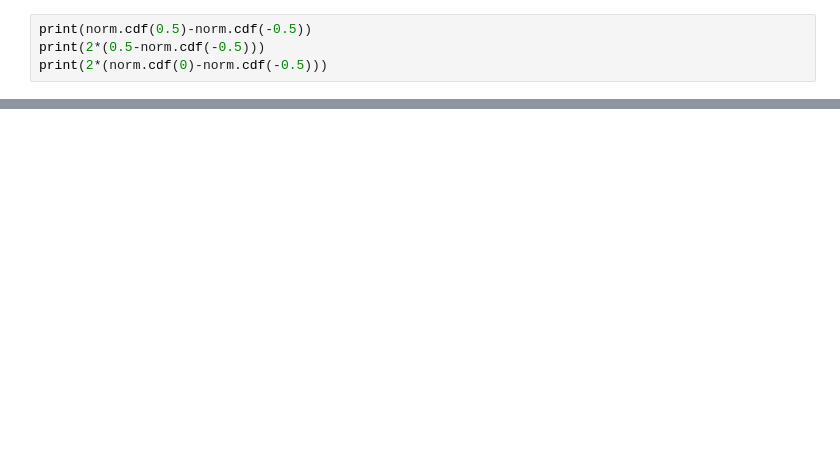
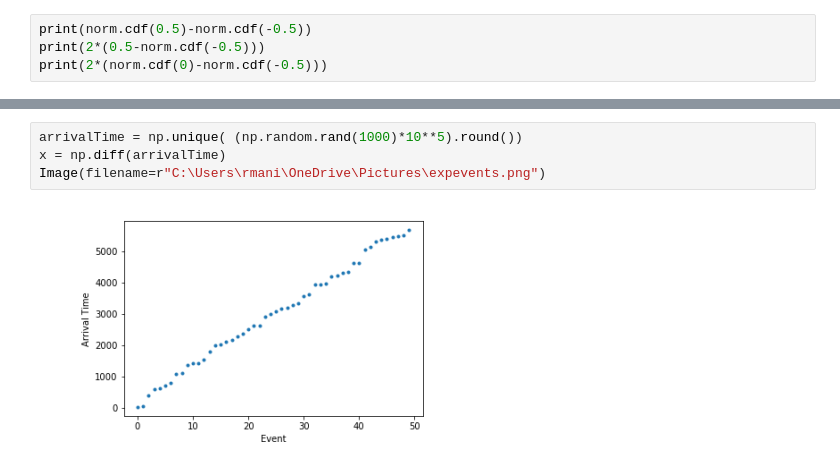
Before and after one commit to retrouvm/Code-Practice, a Jupyter notebook: Data_Science/lectures/lecture10.ipynb, the cells around one changed output, grey strips where cells are left out. Drawn from its saved outputs; the diff is of its cells as text; blank space fills up the shorter version.

```diff
--- a/Data_Science/lectures/lecture10.ipynb
+++ b/Data_Science/lectures/lecture10.ipynb
@@ -32,0 +121,6 @@ standard deviation σ, we usually write:
+# %%
+arrivalTime = np.unique( (np.random.rand(1000)*10**5).round())
+x = np.diff(arrivalTime)
+Image(filename=r"C:\Users\rmani\OneDrive\Pictures\expevents.png")
+# %% [output]
+[figure, added]
```
Also changed, not shown: parts of 30 cells of this notebook, 1 other file.
